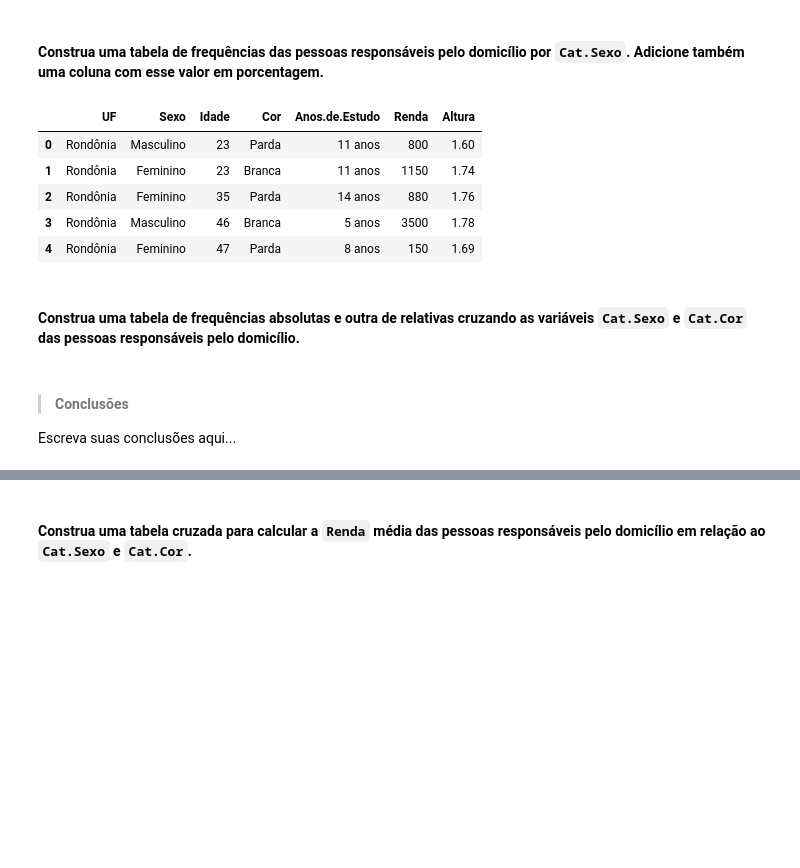
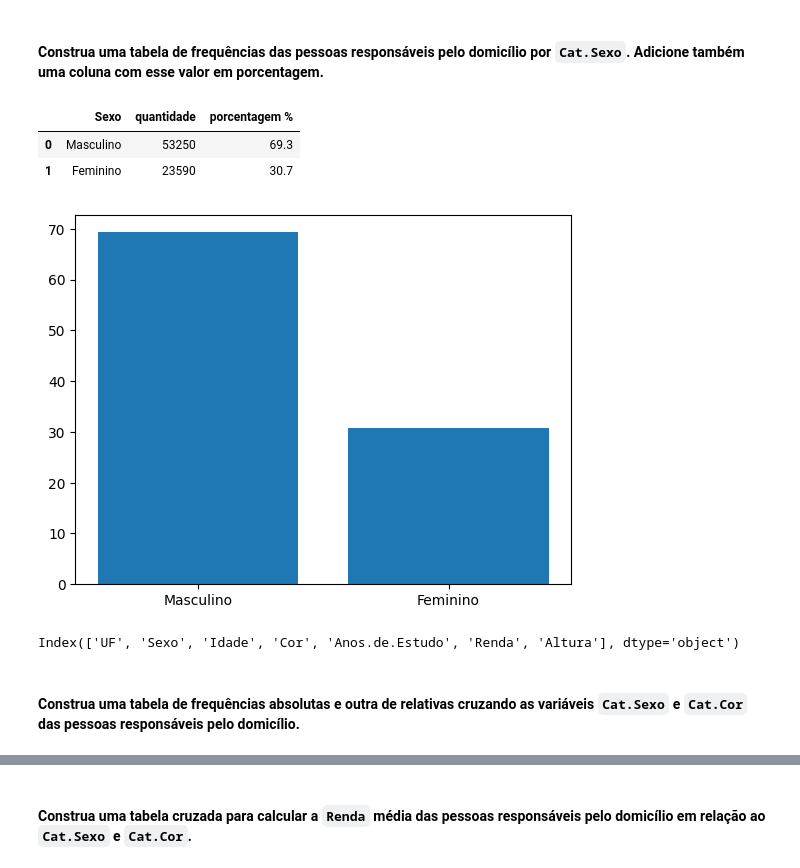
Before and after one commit to JhonCostaDev/oracle_one_alura, a Jupyter notebook: estatistica_ML/desafios_modulo.ipynb, the cells around one changed output, grey strips where cells are left out. Drawn from its saved outputs; the diff is of its cells as text; code cells hidden in the pictures; blank space fills up the shorter version.

```diff
--- a/estatistica_ML/desafios_modulo.ipynb
+++ b/estatistica_ML/desafios_modulo.ipynb
@@ -213,4 +213,5 @@ to_change = ['Sexo', 'Cor', 'Anos.de.Estudo']
 for a, b in zip(to_change, list_to_change):
     dados[a] = dados[a].map(b)
 
-dados
+for col in to_change:
+    dados[col] = dados[col].astype('category')
@@ -231,2 +234,6 @@ dados
 # %% [markdown]
 ##### Sexo
+# %%
+distribuicao_freq_sexo = dados.Sexo.value_counts().reset_index(name='quantidade')
+distribuicao_freq_sexo['porcentagem %'] = (dados.Sexo.value_counts(normalize=True)*100).values.round(2)
+distribuicao_freq_sexo
@@ -344,18 +389,20 @@ plt.show()
 Vamos prosseguir no treinamento, agora identificando o perfil das pessoas responsáveis pelo domicílio de acordo com os dados da PNAD de 2015. Responda às perguntas abaixo e reflita sobre os achados.
 # %% [markdown]
 #### **Construa uma tabela de frequências das pessoas responsáveis pelo domicílio por `Cat.Sexo`. Adicione também uma coluna com esse valor em porcentagem.**
+# %%
+distribuicao_freq_sexo
+# %% [output]
+|  | Sexo | quantidade | porcentagem % |
+| 0 | Masculino | 53250 | 69.3 |
+| 1 | Feminino | 23590 | 30.7 |
+# %%
+plt.bar(distribuicao_freq_sexo['Sexo'], distribuicao_freq_sexo['porcentagem %'])
+plt.show() #    MELHORAR GRAFICO
+# %% [output]
+[figure, added]
 # %%
-dados.head()
+dados.columns
 # %% [output]
-|  | UF | Sexo | Idade | Cor | Anos.de.Estudo | Renda | Altura |
-| 0 | Rondônia | Masculino | 23 | Parda | 11 anos | 800 | 1.60 |
-| 1 | Rondônia | Feminino | 23 | Branca | 11 anos | 1150 | 1.74 |
-| 2 | Rondônia | Feminino | 35 | Parda | 14 anos | 880 | 1.76 |
-| 3 | Rondônia | Masculino | 46 | Branca | 5 anos | 3500 | 1.78 |
-| 4 | Rondônia | Feminino | 47 | Parda | 8 anos | 150 | 1.69 |
+Index(['UF', 'Sexo', 'Idade', 'Cor', 'Anos.de.Estudo', 'Renda', 'Altura'], dtype='object')
 # %% [markdown]
 #### **Construa uma tabela de frequências absolutas e outra de relativas cruzando as variáveis `Cat.Sexo` e `Cat.Cor` das pessoas responsáveis pelo domicílio.**
-# %% [markdown]
-> #### Conclusões
-
-Escreva suas conclusões aqui...
```
Also changed, not shown: parts of 12 cells of this notebook, 2 other files.
